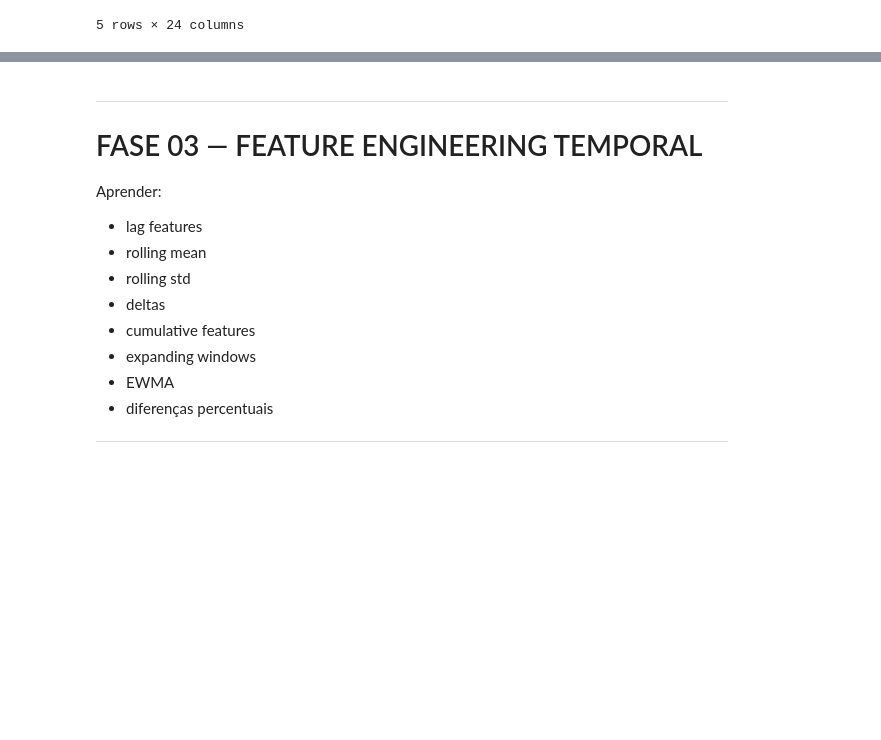
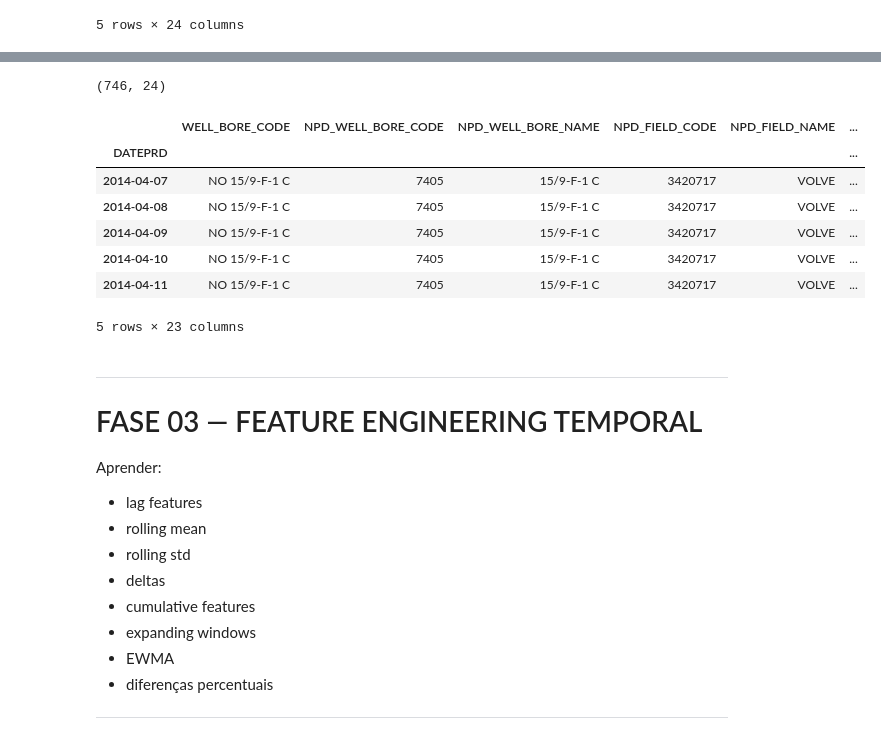
Before and after one commit to marcusvbrangel/production-surveillance, a Jupyter notebook: production_surveillance.ipynb, the cells around one changed output, grey strips where cells are left out. Cells and saved outputs as stored; diff of their text form; code cells hidden in the pictures; blank space fills up the shorter version.

Commit message:
feat: difined a temporal index

```diff
--- a/production_surveillance.ipynb
+++ b/production_surveillance.ipynb
@@ -510,3 +510,25 @@ df_eda["DATEPRD"] = pd.to_datetime(df_eda["DATEPRD"])
 # %%
 # ordenar
 df_eda = df_eda.sort_values(by=["NPD_WELL_BORE_NAME", "DATEPRD"])
+# %%
+# ============================================================
+# ESCOLHER UM POÇO
+# ============================================================
+
+# IMPORTANTÍSSIMO.
+
+# EDA temporal inicialmente:
+
+# SEMPRE por poço
+# ===========================================================
+
+df_eda["NPD_WELL_BORE_NAME"].unique()
+
+well_name = "15/9-F-1 C"
+
+df_well = (
+    df_eda[df_eda["NPD_WELL_BORE_NAME"] == well_name]
+    .copy()
+)
+
+df_well.head()
@@ -513,3 +543,22 @@ df_eda = df_eda.sort_values(by=["NPD_WELL_BORE_NAME", "DATEPRD"])
+# %%
+# verificar a dimensao
+df_well.shape
+# %% [output]
+(746, 24)
+# %%
+# definir indice temporal
+df_well = df_well.set_index("DATEPRD")
+# %%
+df_well.head()
+# %% [output]
+|  | WELL_BORE_CODE | NPD_WELL_BORE_CODE | NPD_WELL_BORE_NAME | NPD_FIELD_CODE | NPD_FIELD_NAME | ... |
+| DATEPRD |  |  |  |  |  | ... |
+| 2014-04-07 | NO 15/9-F-1 C | 7405 | 15/9-F-1 C | 3420717 | VOLVE | ... |
+| 2014-04-08 | NO 15/9-F-1 C | 7405 | 15/9-F-1 C | 3420717 | VOLVE | ... |
+| 2014-04-09 | NO 15/9-F-1 C | 7405 | 15/9-F-1 C | 3420717 | VOLVE | ... |
+| 2014-04-10 | NO 15/9-F-1 C | 7405 | 15/9-F-1 C | 3420717 | VOLVE | ... |
+| 2014-04-11 | NO 15/9-F-1 C | 7405 | 15/9-F-1 C | 3420717 | VOLVE | ... |
+5 rows × 23 columns
 # %% [markdown]
 ---
 # FASE 03 — FEATURE ENGINEERING TEMPORAL
```
Also changed, not shown: parts of 1 cell of this notebook.
